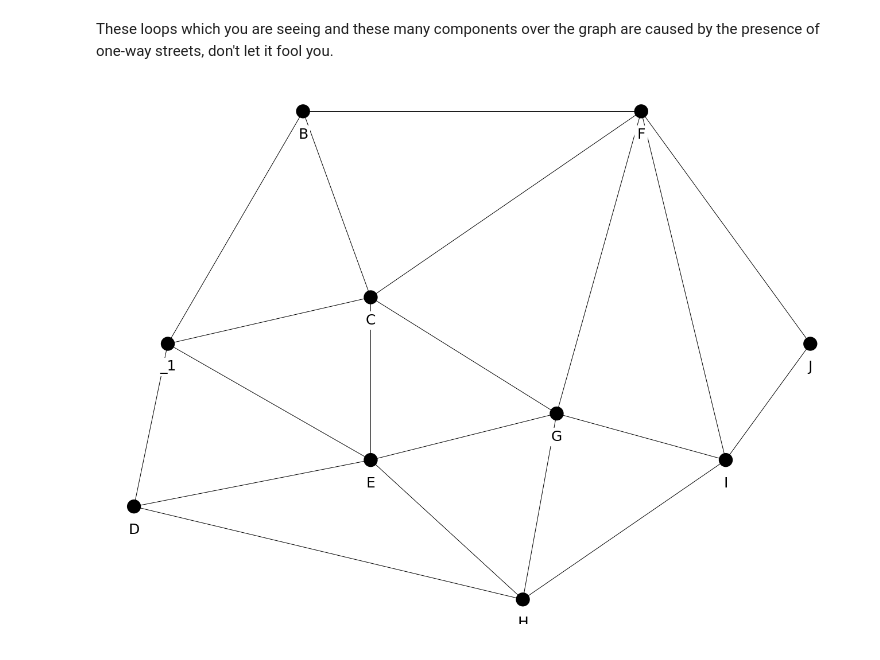
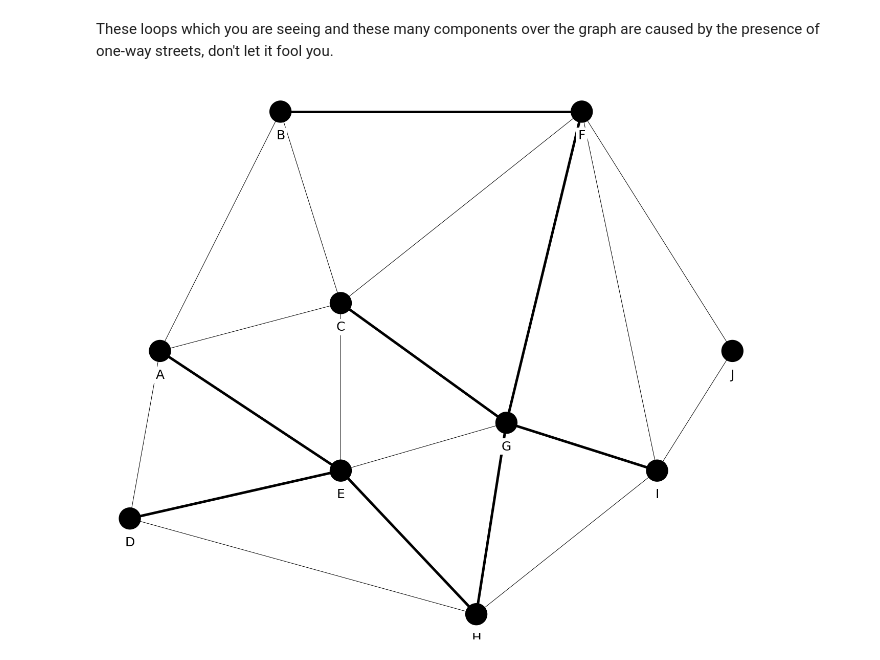
Before and after one commit to Dr-AlaaKhamis/Graph-Search-Algorithms, a Jupyter notebook: minimum_spanning_tree.ipynb, the cells around one changed output. Cells and saved outputs as stored; diff of their text form; code cells hidden in the pictures.

```diff
--- a/minimum_spanning_tree.ipynb
+++ b/minimum_spanning_tree.ipynb
@@ -148,7 +144,7 @@ MAP = UndirectedGraph(dict(
     J=dict()))
 # %%
 MAP.locations = dict(
-    _1=(90, 450), B=(130, 550), C=(150, 470),
+    A=(90, 450), B=(130, 550), C=(150, 470),
     D=(80, 380), E=(150, 400), F=(230, 550),
     G=(205, 420), H=(195, 340), I=(255, 400),
     J=(280, 450))
@@ -171,14 +167,14 @@ graph_data = {
 # %%
 G = nx.Graph(graph_data['graph_dict'])
 node_colors = node_colors or graph_data['node_colors']
 node_positions = graph_data['node_positions']
 node_label_pos = graph_data['node_label_positions']
 edge_weights = graph_data['edge_weights']
-plt.figure(figsize=(18, 13))
-nx.draw(G, pos={k : node_positions[k] for k in G.nodes()}, node_color=[node_colors[node] for node in G.nodes()], linewidths=2, edgecolors='k', node_size = 500)
+plt.figure(figsize=(18, 15))
+nx.draw(G, pos={k : node_positions[k] for k in G.nodes()}, node_color=[node_colors[node] for node in G.nodes()], linewidths=21, edgecolors='k', node_size = 500, width=[1,1,1,5,1,5,1,1,5,5,1,5,1,5,1,1,5,5,1])
 node_label_handles = nx.draw_networkx_labels(G, pos=node_label_pos, font_size=25)
 [label.set_bbox(dict(facecolor='white', edgecolor='none')) for label in node_label_handles.values()]
-# nx.draw_networkx_edge_labels(G, pos=node_positions, edge_labels=edge_weights, font_size=14)
+# nx.draw_networkx_edge_labels(G, pos=node_positions, edge_labels=edge_weights, font_size=24)
 plt.show()
 # %% [output]
-[figure, old version]
+[figure, new version]
```
Also changed, not shown: parts of 10 cells of this notebook, 4 other files.
